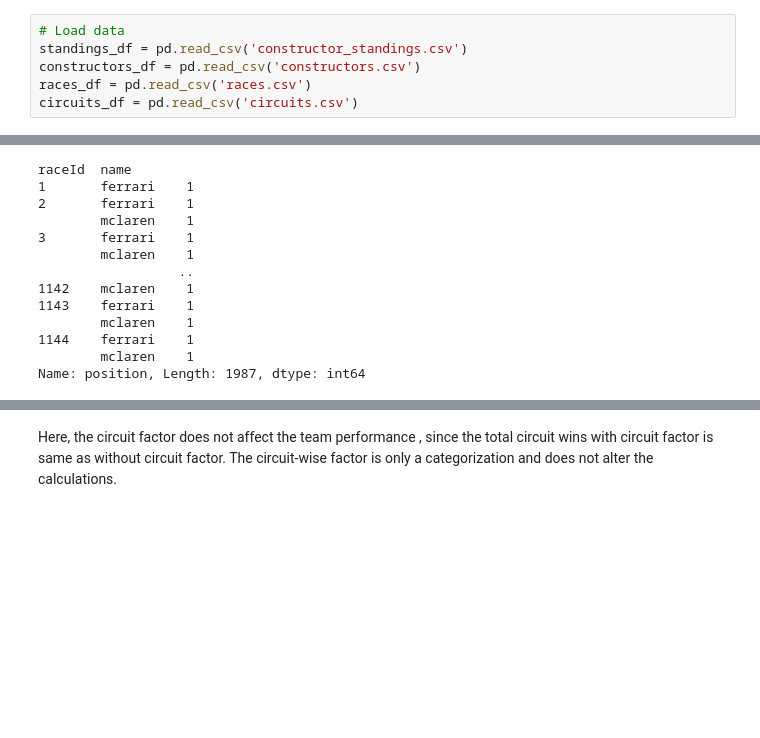
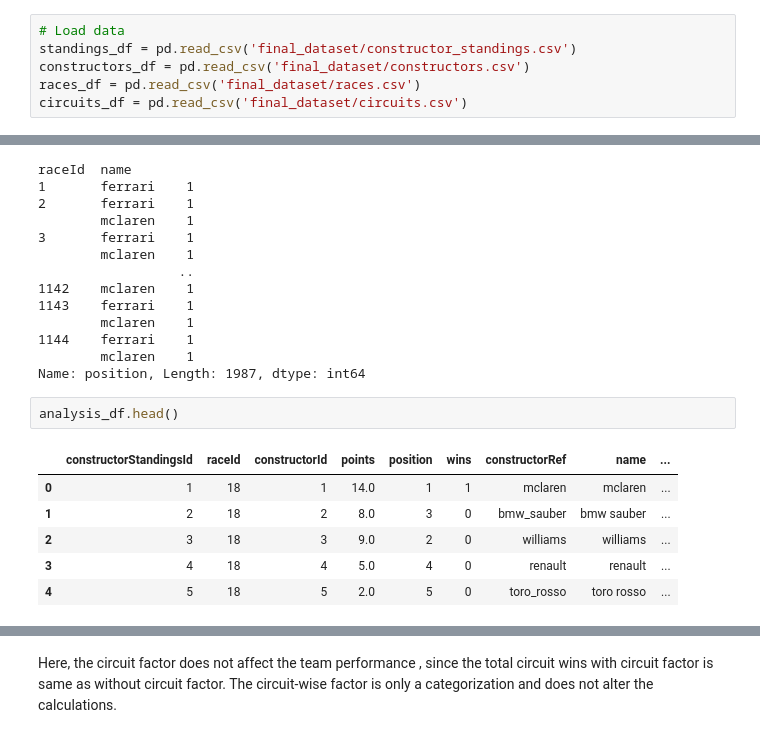
Before and after one commit to LalithKishore-S/DPL_2025, a Jupyter notebook: analysis_questions_7-10.ipynb, the cells around one changed output, grey strips where cells are left out. Cells and saved outputs as stored; diff of their text form; blank space fills up the shorter version.

```diff
--- a/analysis_questions_7-10.ipynb
+++ b/analysis_questions_7-10.ipynb
@@ -4,9 +4,9 @@ import matplotlib.pyplot as plt
 import seaborn as sns
 # %%
 # Load data
-standings_df = pd.read_csv('constructor_standings.csv')
-constructors_df = pd.read_csv('constructors.csv')
-races_df = pd.read_csv('races.csv')
-circuits_df = pd.read_csv('circuits.csv')
+standings_df = pd.read_csv('final_dataset/constructor_standings.csv')
+constructors_df = pd.read_csv('final_dataset/constructors.csv')
+races_df = pd.read_csv('final_dataset/races.csv')
+circuits_df = pd.read_csv('final_dataset/circuits.csv')
 # %% [markdown]
 QUESTION - 7
@@ -114,3 +118,12 @@ raceId  name
 1144    ferrari    1
         mclaren    1
 Name: position, Length: 1987, dtype: int64
+# %%
+analysis_df.head()
+# %% [output]
+|  | constructorStandingsId | raceId | constructorId | points | position | wins | constructorRef | name | ... |
+| 0 | 1 | 18 | 1 | 14.0 | 1 | 1 | mclaren | mclaren | ... |
+| 1 | 2 | 18 | 2 | 8.0 | 3 | 0 | bmw_sauber | bmw sauber | ... |
+| 2 | 3 | 18 | 3 | 9.0 | 2 | 0 | williams | williams | ... |
+| 3 | 4 | 18 | 4 | 5.0 | 4 | 0 | renault | renault | ... |
+| 4 | 5 | 18 | 5 | 2.0 | 5 | 0 | toro_rosso | toro rosso | ... |
```
Also changed, not shown: parts of 16 cells of this notebook.
